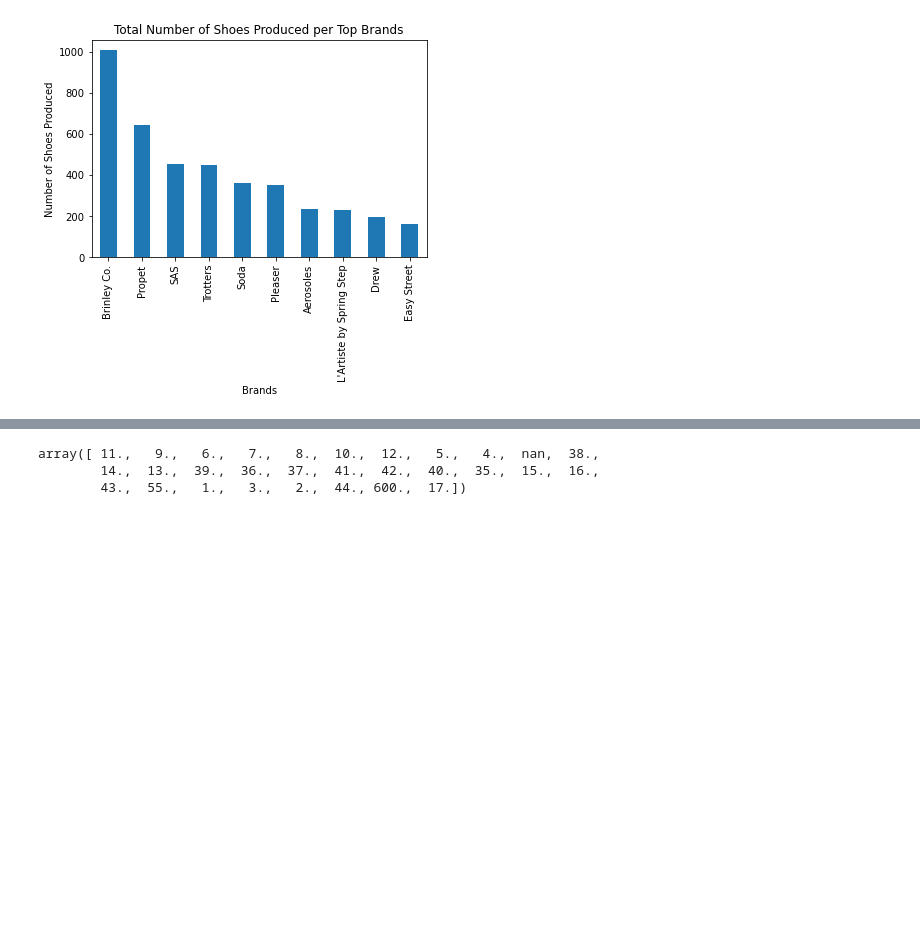
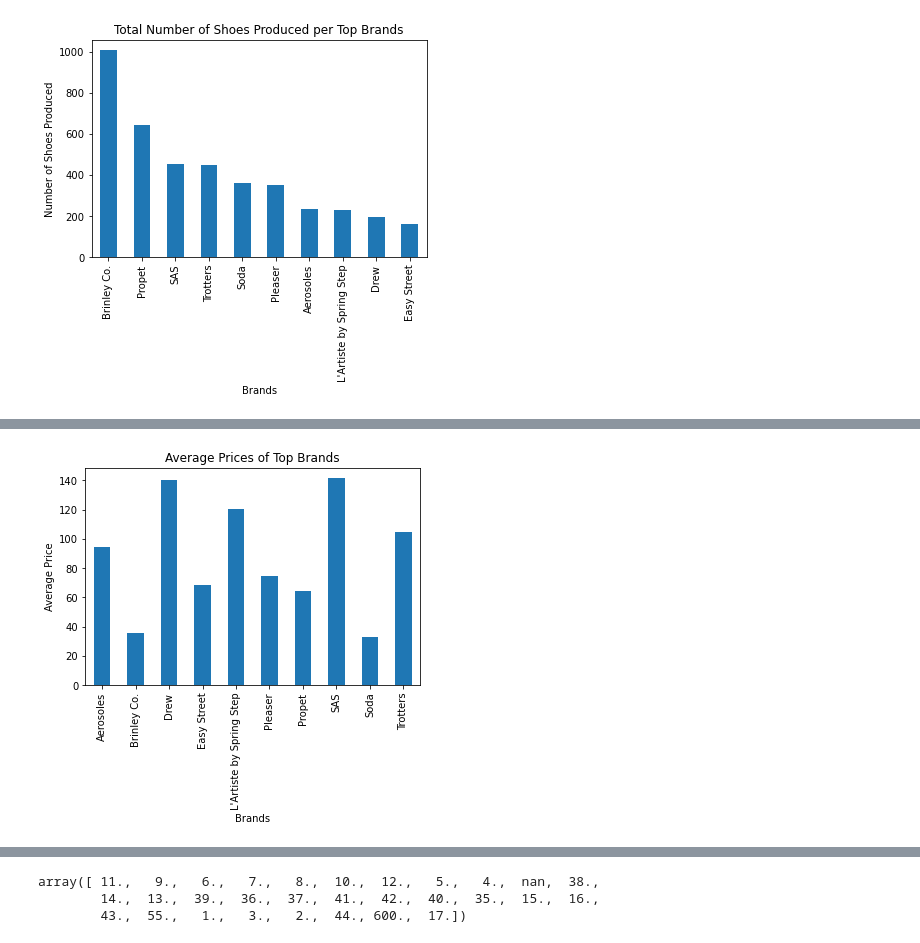
Before and after one commit to rjharris2020/Project_1, a Jupyter notebook: Shoes_Galore.ipynb, the cells around one changed output, grey strips where cells are left out. Cells and saved outputs as stored; diff of their text form; code cells hidden in the pictures; blank space fills up the shorter version.

Commit message:
Update Shoes_Galore.ipynb and uploaded png files

```diff
--- a/Shoes_Galore.ipynb
+++ b/Shoes_Galore.ipynb
@@ -8,6 +8,6 @@ from scipy.stats import linregress
 import re
 # %%
 # Upload csv file
-csv = pd.read_csv("clean_data.csv", low_memory=False)
+shoe_data = pd.read_csv("clean_data.csv", low_memory=False)
 # %%
 # display data
@@ -107,7 +107,7 @@ plt.show()
 [figure]
 # %%
 # list the brand that produces the highest number of shoes based on frequency
-brands = csv["brand"].value_counts()
+brands = shoe_data["brand"].value_counts()
 
 # sort by the top 10 brands that produce the most shoes
 #top_brands = shoe_data.groupby("brand").shoe_counts.nlargest(10).reset_index()
@@ -153,0 +128,16 @@ plt.show()
+# %%
+# find average price for each line and create new column for it
+shoe_data['Avg Price'] = (shoe_data['prices.amountMin']+shoe_data['prices.amountMax'])/2
+
+# group by brand name
+groupedBrand = shoe_data.groupby(['brand'])
+
+# get average price per brand
+totalAvg = groupedBrand['Avg Price'].mean()
+
+# create a list of top brand names
+brandList = list(brands.head(10).keys())
+
+# get average price for top brands
+TopBrandAvg = totalAvg[totalAvg.keys().isin(brandList)]
+TopBrandAvg
@@ -153,0 +157,14 @@ plt.show()
+# %%
+# create bar chart for average prices of top brands
+TopBrandAvg.plot(kind="bar")
+plt.ylabel("Average Price")
+plt.xlabel("Brands")
+plt.title("Average Prices of Top Brands")
+
+# save figure
+plt.savefig('Average Prices of Top Brands.png')
+
+# show chart
+plt.show()
+# %% [output]
+[figure, added]
```
Also changed, not shown: parts of 14 cells of this notebook, 3 other files.
